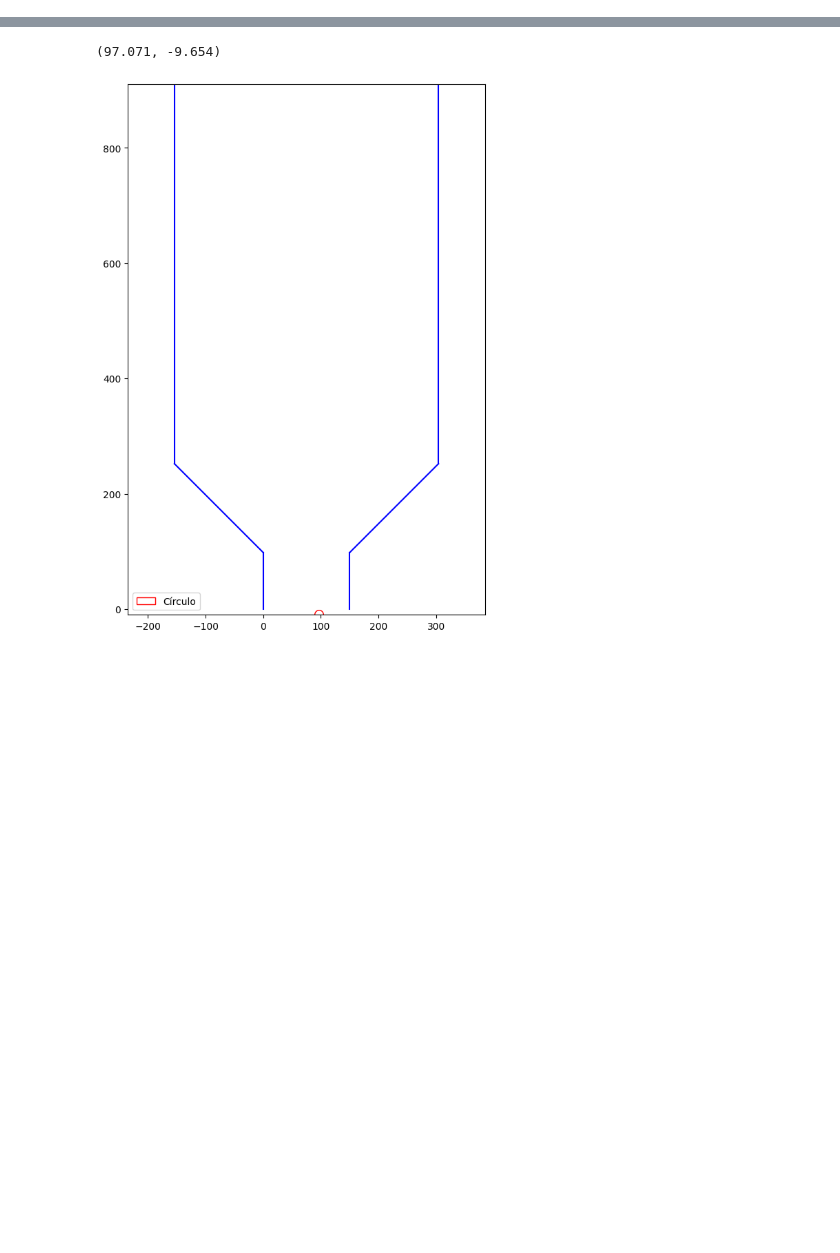
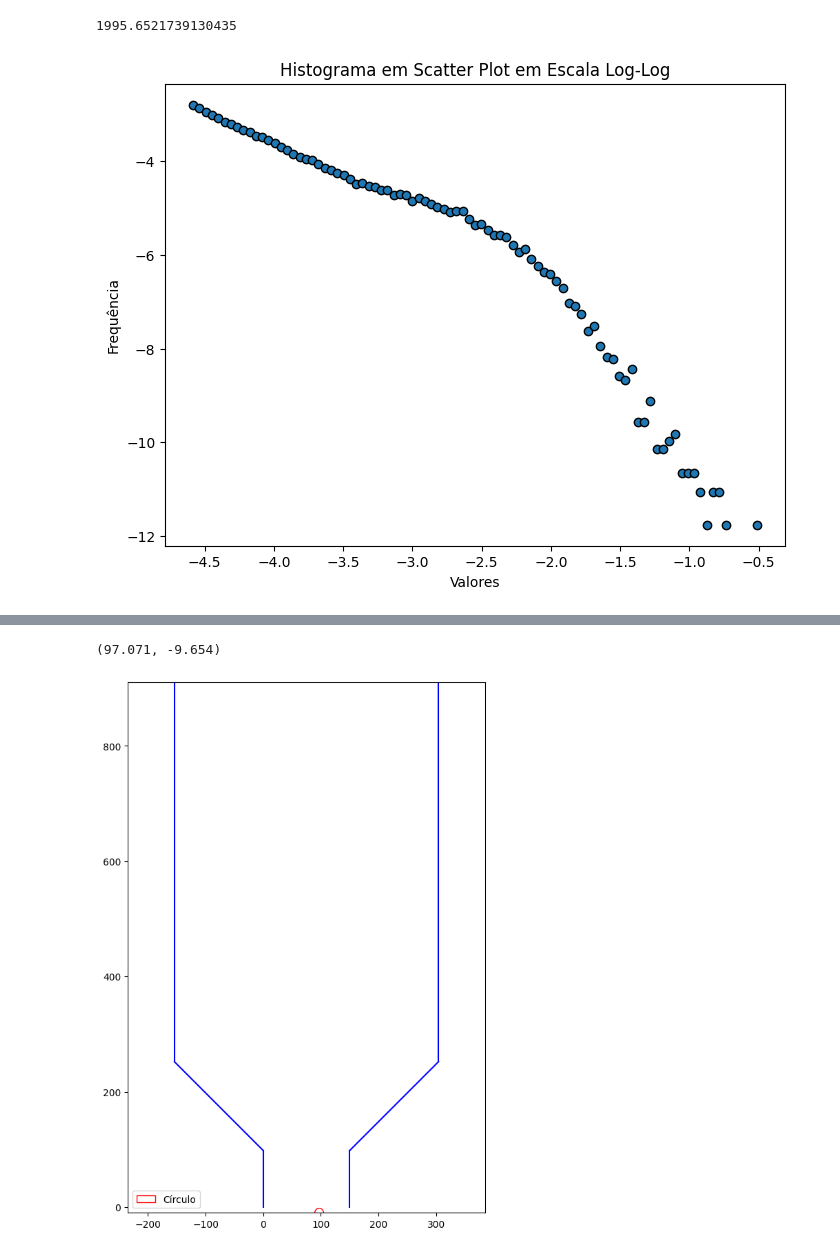
Before and after one commit to intcarlosmiguel/Granular, a Jupyter notebook: main.ipynb, the cells around one changed output, grey strips where cells are left out. Drawn from its saved outputs; the diff is of its cells as text; code cells hidden in the pictures; blank space fills up the shorter version.

```diff
--- a/main.ipynb
+++ b/main.ipynb
@@ -66,0 +46,6 @@ plt.hist(resultado[1:,0],bins = 200)
+# %%
+resultado = np.loadtxt("results/save/resultado_0.50_0.50.dat")
+# %%
+918000/460
+# %% [output]
+1995.6521739130435
@@ -66,0 +57,31 @@ plt.hist(resultado[1:,0],bins = 200)
+# %%
+resultado = resultado[resultado[:,1] != 1]
+# %%
+bins = np.logspace(np.log10(min(resultado[:,0]+0.01)), np.log10(max(resultado[:,0])), 100)
+# Plotando o histograma
+hist, bins = np.histogram(resultado[:,0], bins=bins)
+
+# Calculando os centros dos bins
+bin_centers = (bins[:-1] + bins[1:]) / 2
+# Criando o scatter plot em escala log-log
+plt.figure(figsize=(8, 6))
+hist = hist/np.sum(hist)
+bin_centers = bin_centers[hist>0]
+hist = hist[hist>0]
+# Plotando os pontos
+plt.scatter(np.log(bin_centers[:-1]), np.log(hist[:-1]), edgecolor='black')
+
+# Definindo a escala logarítmica para os eixos x e y
+""" plt.xscale('log')
+plt.yscale('log') """
+
+# Definindo os rótulos dos eixos
+plt.xlabel('Valores')
+plt.ylabel('Frequência')
+
+# Adicionando um título
+plt.title('Histograma em Scatter Plot em Escala Log-Log')
+# Mostrando o plot
+plt.show()
+# %% [output]
+[figure, added]
```
Also changed, not shown: parts of 10 cells of this notebook, 24 other files.
